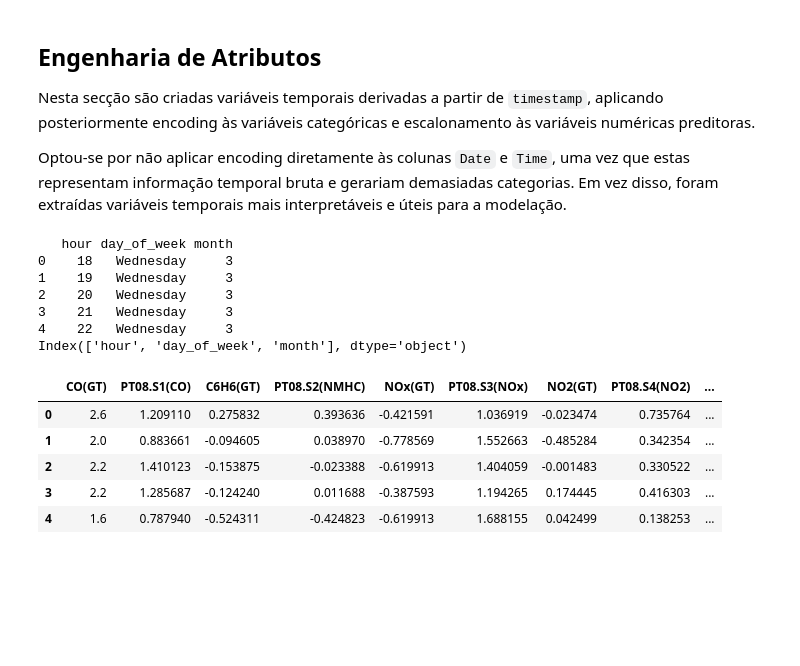
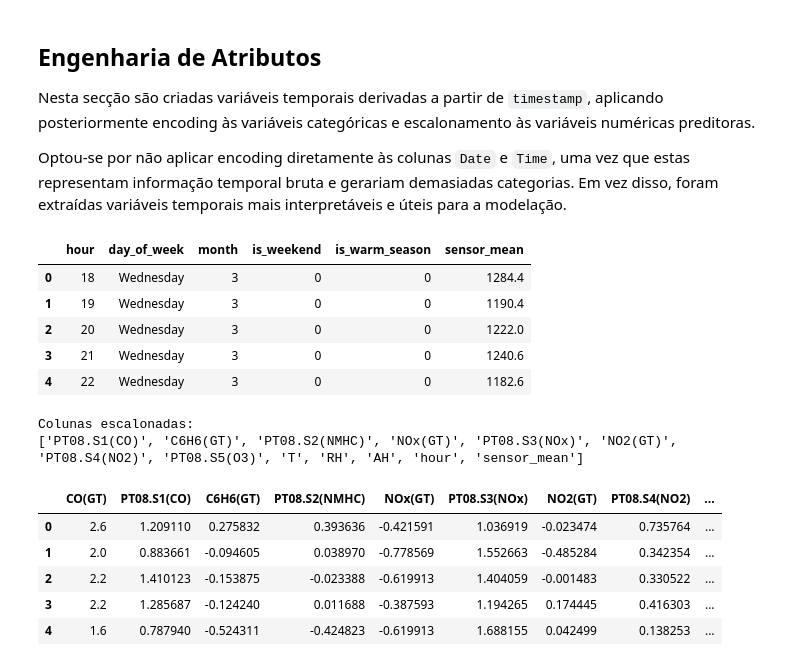
Before and after one commit to a2022138676/projeto-ciencia-dados-qualidade-ar, a Jupyter notebook: notebooks/1.0_eda_limpeza.ipynb, the cells around one changed output. Saved outputs shown, nothing was run; the diff lists cells and outputs as text; code cells hidden in the pictures; blank space fills up the shorter version.

```diff
--- a/notebooks/1.0_eda_limpeza.ipynb
+++ b/notebooks/1.0_eda_limpeza.ipynb
@@ -525,18 +524,18 @@ df_clean["is_weekend"] = df_clean["day_of_week"].isin(["Saturday", "Sunday"]).as
 df_clean["is_warm_season"] = df_clean["month"].isin(["6", "7", "8", "9"]).astype(int)
 
 sensor_cols = ["PT08.S1(CO)", "PT08.S2(NMHC)", "PT08.S3(NOx)", "PT08.S4(NO2)", "PT08.S5(O3)"]
+sensor_cols = [col for col in sensor_cols if col in df_clean.columns]
+
 df_clean["sensor_mean"] = df_clean[sensor_cols].mean(axis=1)
 # %%
-print(df_clean[["hour", "day_of_week", "month"]].head())
-print(df_clean[["hour", "day_of_week", "month"]].columns)
+display(df_clean[["hour", "day_of_week", "month", "is_weekend", "is_warm_season", "sensor_mean"]].head())
 # %% [output]
-   hour day_of_week month
-0    18   Wednesday     3
-1    19   Wednesday     3
-2    20   Wednesday     3
-3    21   Wednesday     3
-4    22   Wednesday     3
-Index(['hour', 'day_of_week', 'month'], dtype='object')
+|  | hour | day_of_week | month | is_weekend | is_warm_season | sensor_mean |
+| 0 | 18 | Wednesday | 3 | 0 | 0 | 1284.4 |
+| 1 | 19 | Wednesday | 3 | 0 | 0 | 1190.4 |
+| 2 | 20 | Wednesday | 3 | 0 | 0 | 1222.0 |
+| 3 | 21 | Wednesday | 3 | 0 | 0 | 1240.6 |
+| 4 | 22 | Wednesday | 3 | 0 | 0 | 1182.6 |
 # %%
 df_clean = pd.get_dummies(
     df_clean,
@@ -547,8 +546,6 @@ df_clean = pd.get_dummies(
 # %%
 df_clean = df_clean.drop(columns=["Date", "Time", "timestamp"], errors="ignore")
 # %%
-from sklearn.preprocessing import StandardScaler
-
 continuous_cols = [
     "PT08.S1(CO)",
     "C6H6(GT)",
@@ -569,6 +566,12 @@ continuous_cols = [col for col in continuous_cols if col in df_clean.columns]
 
 scaler = StandardScaler()
 df_clean[continuous_cols] = scaler.fit_transform(df_clean[continuous_cols])
+
+print("Colunas escalonadas:")
+print(continuous_cols)
+# %% [output]
+Colunas escalonadas:
+['PT08.S1(CO)', 'C6H6(GT)', 'PT08.S2(NMHC)', 'NOx(GT)', 'PT08.S3(NOx)', 'NO2(GT)', 'PT08.S4(NO2)', 'PT08.S5(O3)', 'T', 'RH', 'AH', 'hour', 'sensor_mean']
 # %%
 df_clean.head()
 # %% [output]
```
Also changed, not shown: parts of 13 cells of this notebook.
